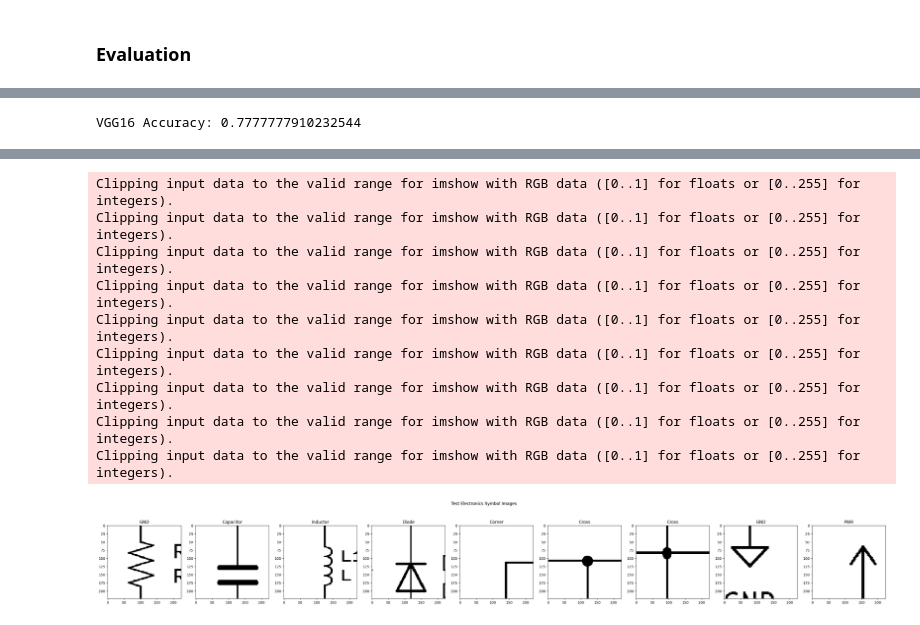
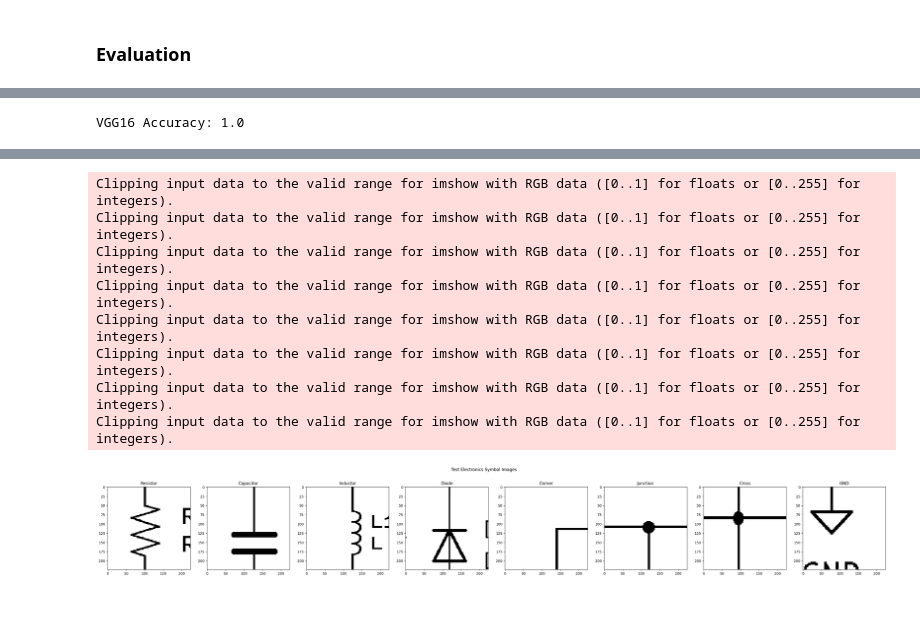
Before and after one commit to jake-is-ESD-protected/SPICEnet, a Jupyter notebook: SPICEnet.ipynb, the cells around one changed output, grey strips where cells are left out. Drawn from its saved outputs; the diff is of its cells as text; code cells hidden in the pictures.

Commit message:
rm PWR class, add zoom augmentation

```diff
--- a/SPICEnet.ipynb
+++ b/SPICEnet.ipynb
@@ -62,9 +63,10 @@ SPICENET_PARAMS = dict({
     "src_path": "img_src",
     "dataset_path": "dataset",
     "resize": 224,
-    "offset_x": range(-150, 150, 30),
-    "offset_y": range(-150, 150, 30),
+    "offset_x": range(-30, 30, 5),
+    "offset_y": range(-30, 30, 5),
     "rotation": range(0, 180, 90),
+    "zoom": range(100, 110, 1),
     "contrast_thresh": 170,
     "train_test_ratio": 0.2,
     "only_train_test_split": True,
@@ -77,8 +79,7 @@ SPICENET_PARAMS = dict({
                    "Corner",
                    "Junction",
                    "Cross",
-                   "GND",
-                   "PWR"]
+                   "GND"]
 })
 # %% [markdown]
 ### Data generation
@@ -321,7 +318,7 @@ vgg16_evaluate_history = vgg16_model.evaluate(
 # %%
 print("VGG16 Accuracy:", vgg16_evaluate_history[1])
 # %% [output]
-VGG16 Accuracy: 0.7777777910232544
+VGG16 Accuracy: 1.0
 # %%
 vgg16_predict = vgg16_model.predict(
     evaluate_generator
@@ -334,7 +331,7 @@ result_index
 batch = evaluate_generator.next()
 batch_images = evaluate_generator.next()[0]
 
-fig, axs = plt.subplots(nrows=1, ncols=9, figsize=(40, 5)) # define your figure and axes
+fig, axs = plt.subplots(nrows=1, ncols=len(SPICENET_PARAMS["class_list"]), figsize=(40, 5)) # define your figure and axes
 ind = 0
 for ax1 in axs:
     image_data = batch_images[ind]
@@ -349,10 +346,9 @@ plt.show()
 Clipping input data to the valid range for imshow with RGB data ([0..1] for floats or [0..255] for integers).
 Clipping input data to the valid range for imshow with RGB data ([0..1] for floats or [0..255] for integers).
 Clipping input data to the valid range for imshow with RGB data ([0..1] for floats or [0..255] for integers).
 Clipping input data to the valid range for imshow with RGB data ([0..1] for floats or [0..255] for integers).
 Clipping input data to the valid range for imshow with RGB data ([0..1] for floats or [0..255] for integers).
 Clipping input data to the valid range for imshow with RGB data ([0..1] for floats or [0..255] for integers).
 Clipping input data to the valid range for imshow with RGB data ([0..1] for floats or [0..255] for integers).
 Clipping input data to the valid range for imshow with RGB data ([0..1] for floats or [0..255] for integers).
-Clipping input data to the valid range for imshow with RGB data ([0..1] for floats or [0..255] for integers).
-[figure, old version]
+[figure, new version]
```
Also changed, not shown: parts of 13 cells of this notebook, 3 other files.
